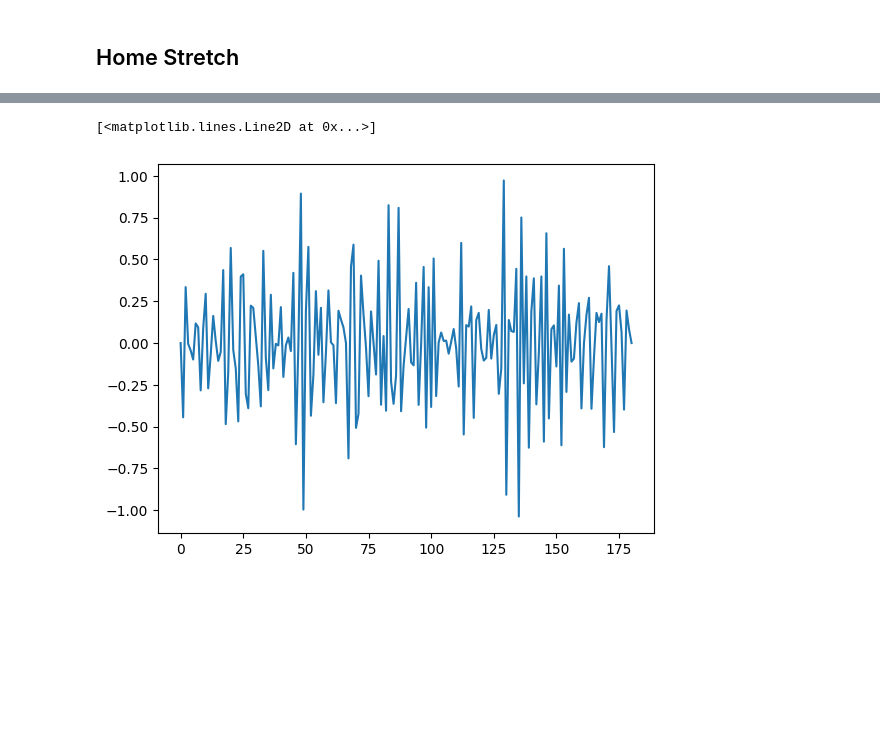
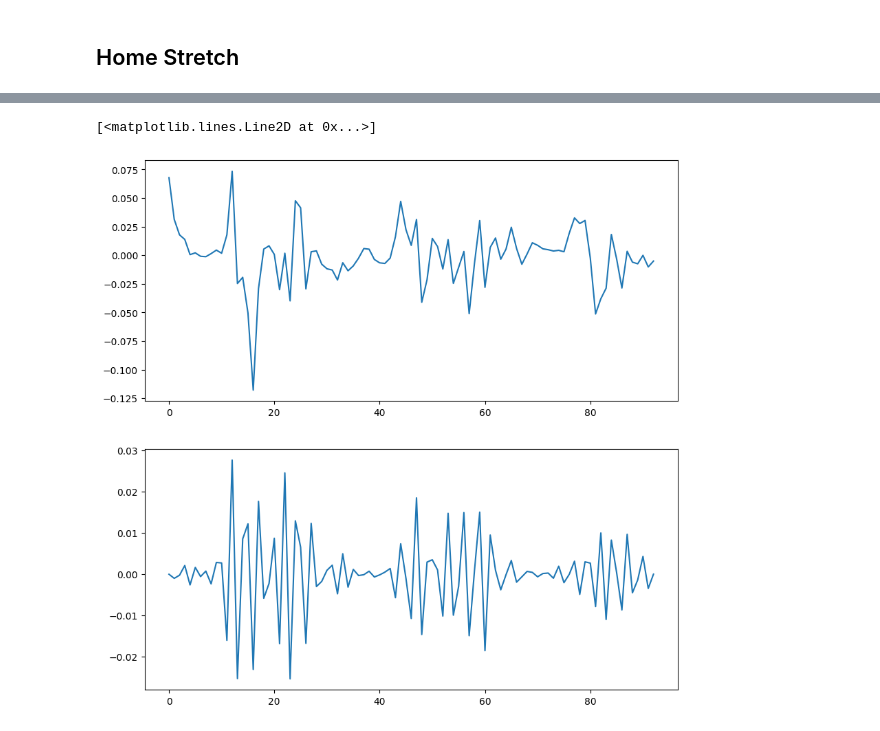
Before and after one commit to jaredap1995/CV-Dense_Optical_Flow, a Jupyter notebook: data_pipeline/pipeline_test.ipynb, the cells around one changed output, grey strips where cells are left out. Saved outputs shown, nothing was run; the diff lists cells and outputs as text; code cells hidden in the pictures; blank space fills up the shorter version.

```diff
--- a/data_pipeline/pipeline_test.ipynb
+++ b/data_pipeline/pipeline_test.ipynb
@@ -706,6 +701,9 @@ plt.plot(filtered_y)
-# %%
-plt.plot(filtered_x)
-# %% [output]
-[<matplotlib.lines.Line2D at 0x...>]
-[figure, removed]
+# %%
+fig, ax = plt.subplots(figsize=(10,10), nrows=2)
+
+ax[0].plot(live_traj[:,1])
+ax[1].plot(filtered_y)
+# %% [output]
+[<matplotlib.lines.Line2D at 0x...>]
+[figure, added]
 # %%
```
Also changed, not shown: parts of 15 cells of this notebook, 6 other files.
